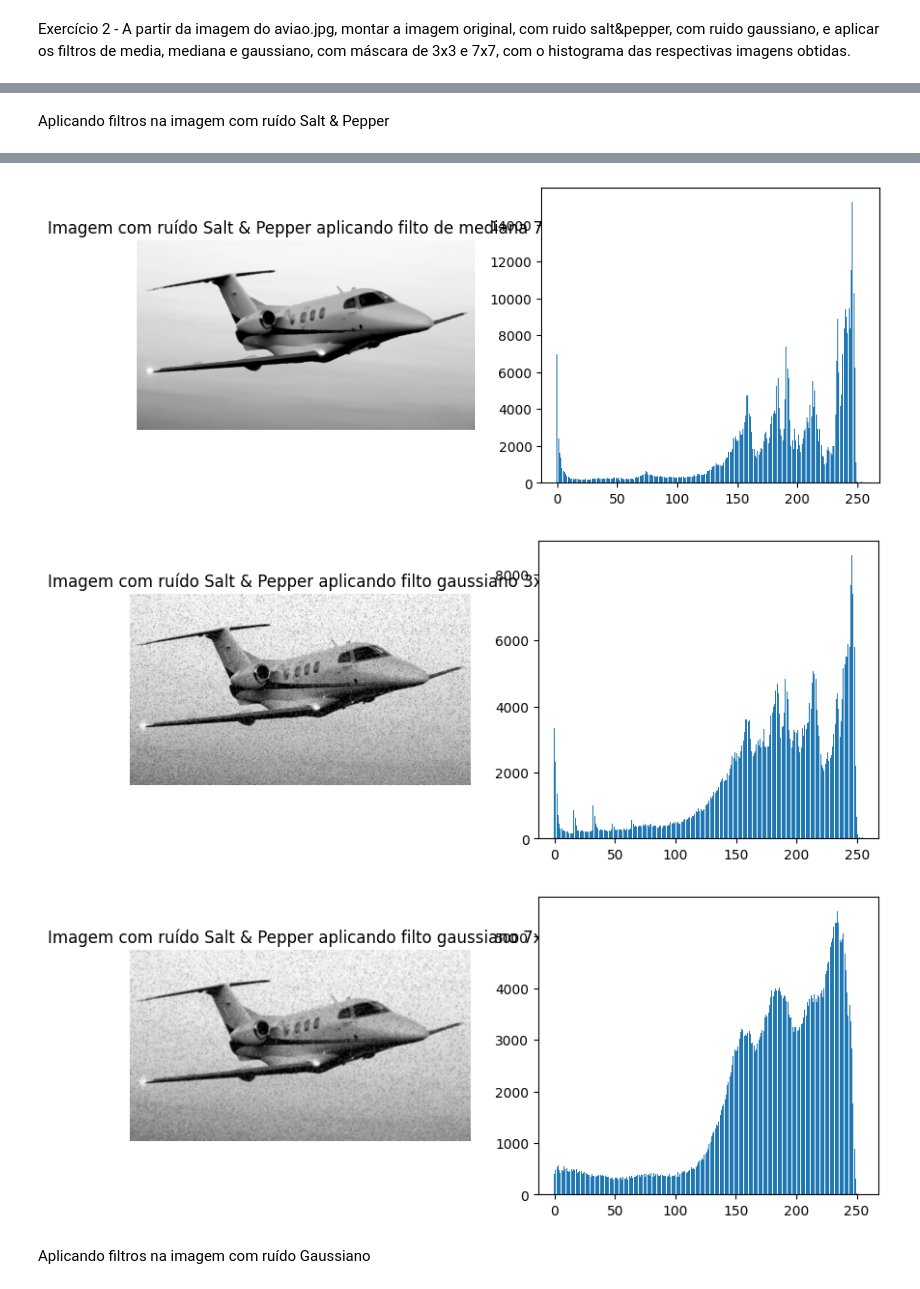
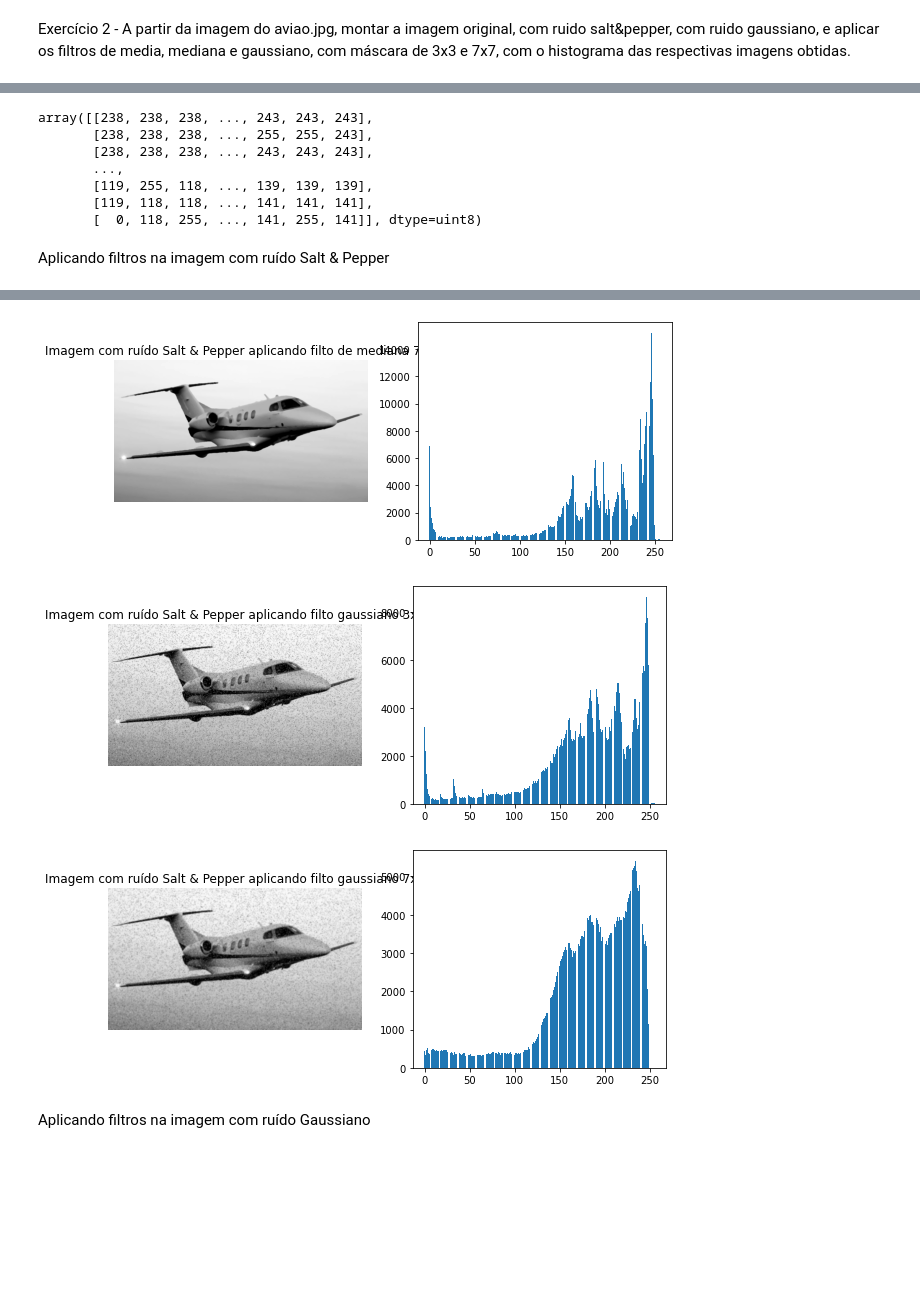
Before and after one commit to ufv-ciencia-da-computacao/CCF394, a Jupyter notebook: pratica-3/relatorio_pratica3.ipynb, the cells around one changed output, grey strips where cells are left out. Saved outputs shown, nothing was run; the diff lists cells and outputs as text; code cells hidden in the pictures; blank space fills up the shorter version.

```diff
--- a/pratica-3/relatorio_pratica3.ipynb
+++ b/pratica-3/relatorio_pratica3.ipynb
@@ -101,3 +98,13 @@ gera_histograma(img_gau,"Imagem com ruído gaussiano")
+# %%
+img_imp
+# %% [output]
+array([[238, 238, 238, ..., 243, 243, 243],
+       [238, 238, 238, ..., 255, 255, 243],
+       [238, 238, 238, ..., 243, 243, 243],
+       ...,
+       [119, 255, 118, ..., 139, 139, 139],
+       [119, 118, 118, ..., 141, 141, 141],
+       [  0, 118, 255, ..., 141, 255, 141]], dtype=uint8)
 # %% [markdown]
 Aplicando filtros na imagem com ruído Salt & Pepper
 # %%
@@ -111,11 +118,11 @@ filter_blur=cv2.blur(img_imp,ksize=(7,7))
 gera_histograma(filter_blur,"Imagem com ruído Salt & Pepper aplicando filto de média 7x7")
 
 #Filtro MedianBlur(mediana) 3x3 na imagem com ruído Salt & Pepper
-median=cv2.medianBlur(img_imp,3)
+median=cv2.medianBlur(np.uint8(img_imp),3)
 gera_histograma(median,"Imagem com ruído Salt & Pepper aplicando filto de mediana 3x3")
 
 #Filtro MedianBlur(mediana) 7x7 na imagem com ruído Salt & Pepper
-median=cv2.medianBlur(img_imp,7)
+median=cv2.medianBlur(np.uint8(img_imp),7)
 gera_histograma(median,"Imagem com ruído Salt & Pepper aplicando filto de mediana 7x7")
 
 
@@ -133,6 +140,6 @@ gera_histograma(gaugaussian,"Imagem com ruído Salt & Pepper aplicando filto gau
-[figure, old version]
+[figure, new version]
-[figure, old version]
+[figure, new version]
-[figure, old version]
+[figure, new version]
 # %% [markdown]
 Aplicando filtros na imagem com ruído Gaussiano
 # %%
```
Also changed, not shown: parts of 15 cells of this notebook.
